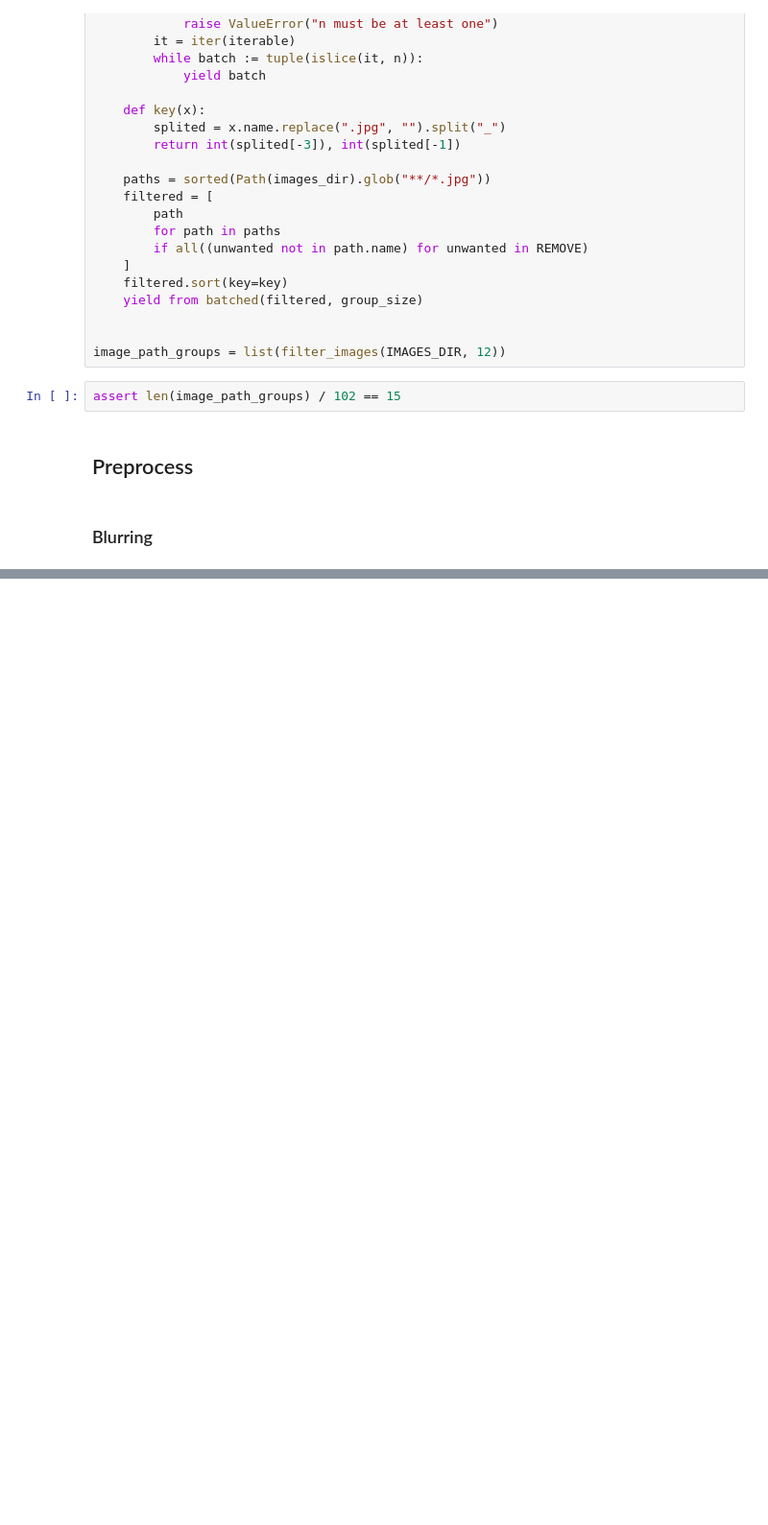
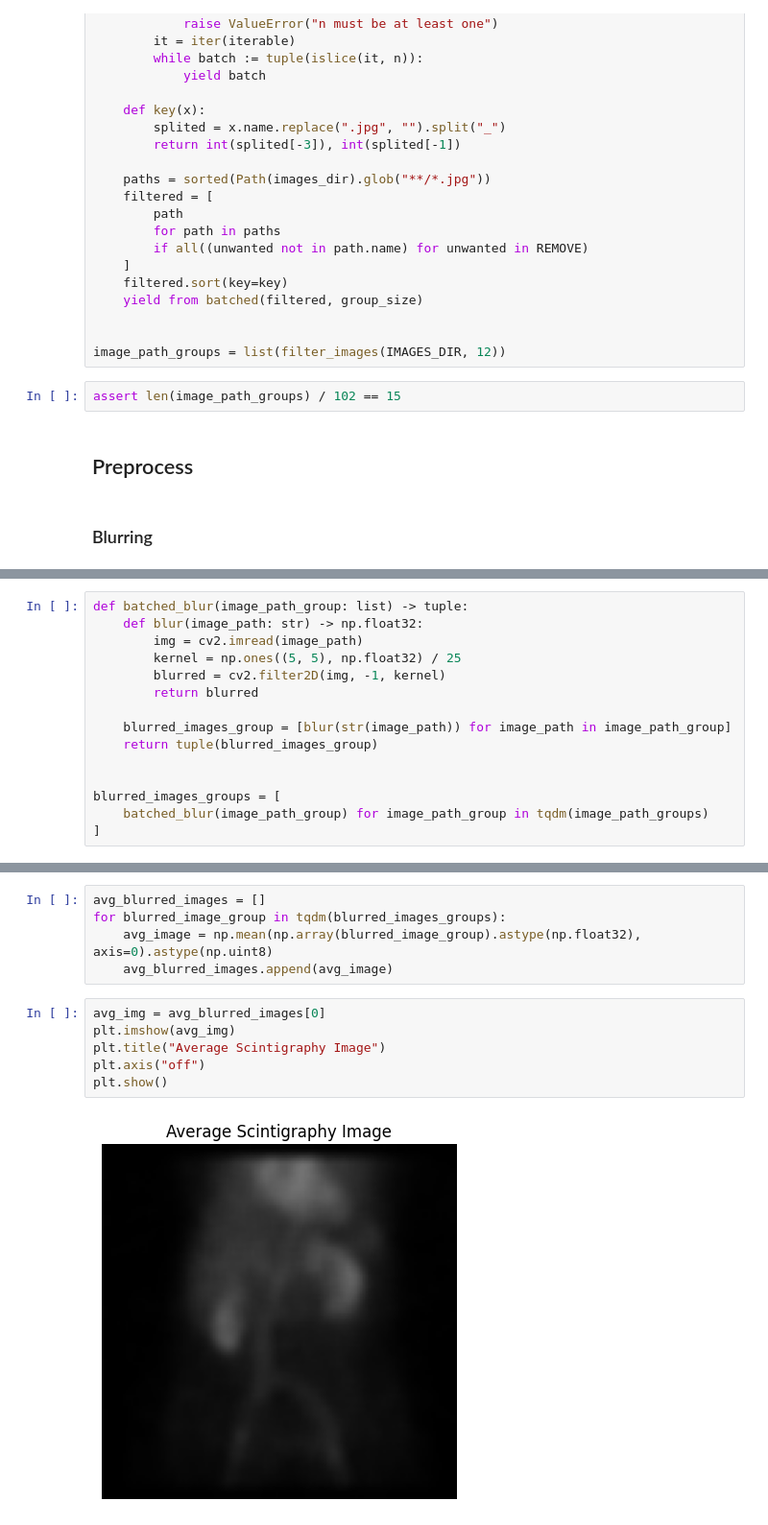
Before and after one commit to HyanBatista/chronic-kidney-disease, a Jupyter notebook: notebooks/04_preprocessing.ipynb, the cells around one changed output, grey strips where cells are left out. Shown at 96% size. Saved outputs shown, nothing was run; the diff lists cells and outputs as text; blank space fills up the shorter version.

```diff
--- a/notebooks/04_preprocessing.ipynb
+++ b/notebooks/04_preprocessing.ipynb
@@ -125,0 +133,15 @@ plt.show()
+# %%
+def batched_blur(image_path_group: list) -> tuple:
+    def blur(image_path: str) -> np.float32:
+        img = cv2.imread(image_path)
+        kernel = np.ones((5, 5), np.float32) / 25
+        blurred = cv2.filter2D(img, -1, kernel)
+        return blurred
+
+    blurred_images_group = [blur(str(image_path)) for image_path in image_path_group]
+    return tuple(blurred_images_group)
+
+
+blurred_images_groups = [
+    batched_blur(image_path_group) for image_path_group in tqdm(image_path_groups)
+]
@@ -125,0 +152,13 @@ plt.show()
+# %%
+avg_blurred_images = []
+for blurred_image_group in tqdm(blurred_images_groups):
+    avg_image = np.mean(np.array(blurred_image_group).astype(np.float32), axis=0).astype(np.uint8)
+    avg_blurred_images.append(avg_image)
+# %%
+avg_img = avg_blurred_images[0]
+plt.imshow(avg_img)
+plt.title("Average Scintigraphy Image")
+plt.axis("off")
+plt.show()
+# %% [output]
+[figure, added]
```
Also changed, not shown: parts of 6 cells of this notebook, 1 other file.
